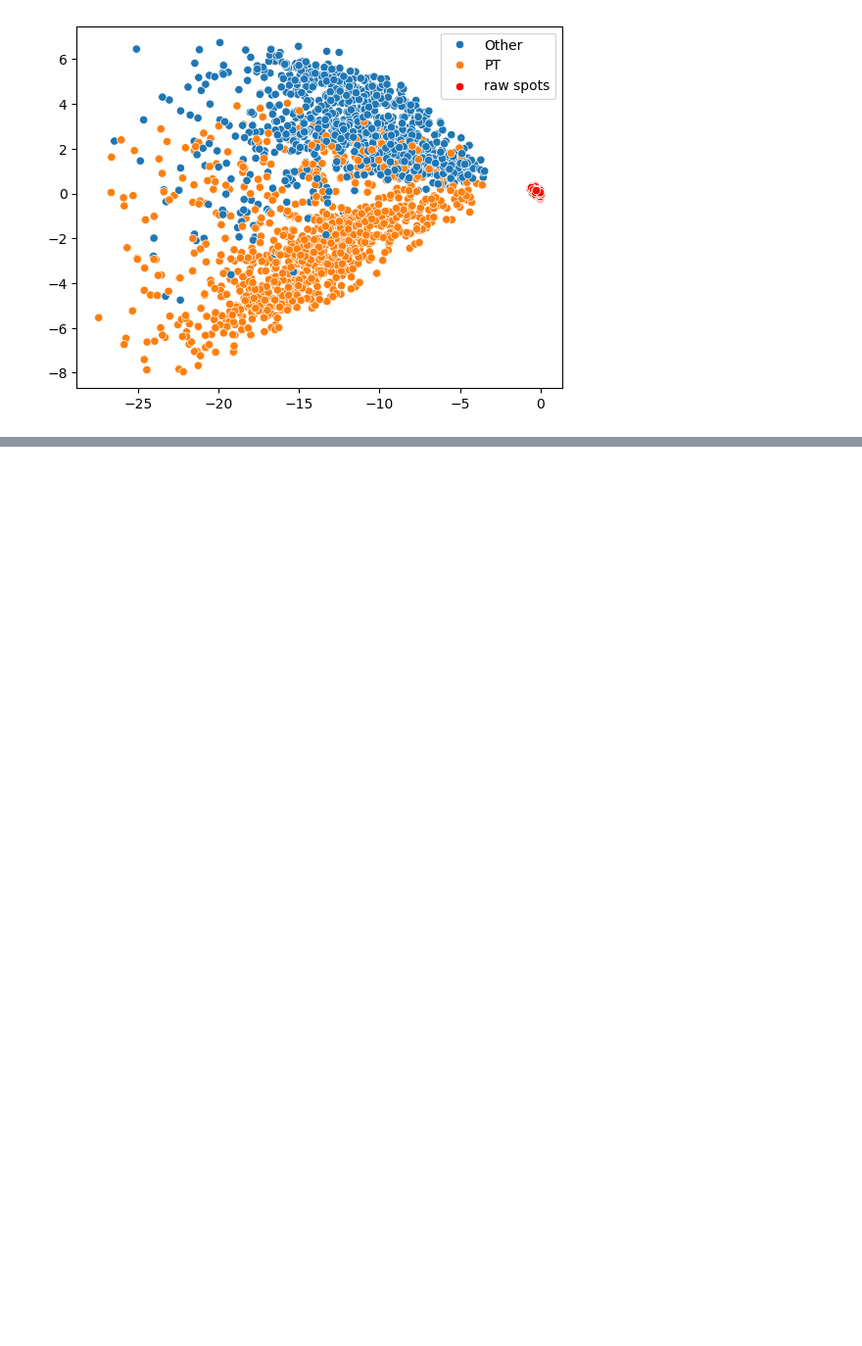
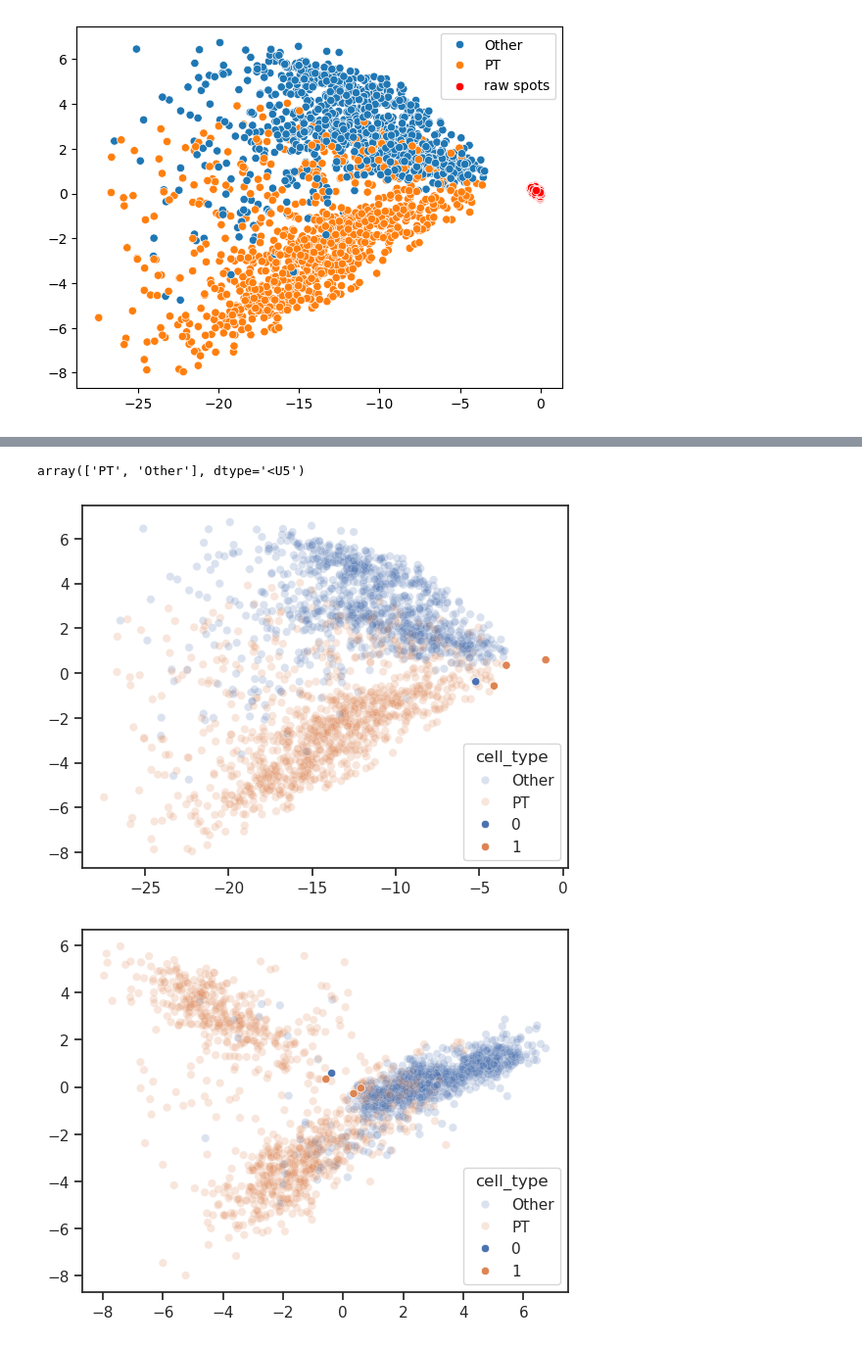
Before and after one commit to LIU-Xnd/pytacs, a Jupyter notebook: demo.ipynb, the cells around one changed output, grey strips where cells are left out. Shown at 98% size. Drawn from its saved outputs; the diff is of its cells as text; code cells hidden in the pictures; blank space fills up the shorter version.

```diff
--- a/demo.ipynb
+++ b/demo.ipynb
@@ -131,0 +145,17 @@ plt.show()
+# %%
+clf.classes
+# %% [output]
+array(['PT', 'Other'], dtype='<U5')
+# %%
+# See labels
+
+sns.scatterplot(x=xx[:,0],y=xx[:,1],hue=data_preper.sn_adata.obs['cell_type'],alpha=0.2)
+sns.scatterplot(x=xx_sp[:,0],y=xx_sp[:,1],hue=sp_singleCell.obs['cell_type'])
+plt.show()
+
+sns.scatterplot(x=xx[:,1],y=xx[:,2],hue=data_preper.sn_adata.obs['cell_type'],alpha=0.2)
+sns.scatterplot(x=xx_sp[:,1],y=xx_sp[:,2],hue=sp_singleCell.obs['cell_type'])
+plt.show()
+# %% [output]
+[figure, added]
+[figure, added]
```
Also changed, not shown: parts of 19 cells of this notebook, 2 other files.
